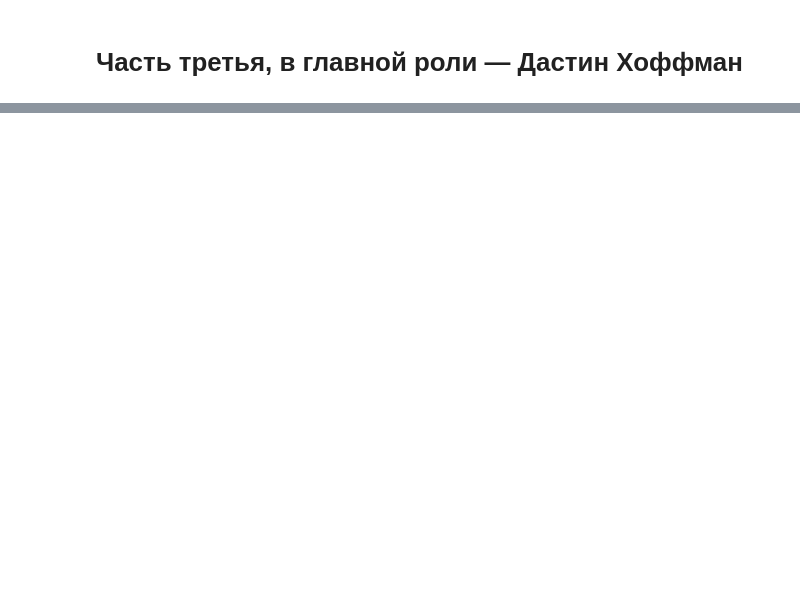
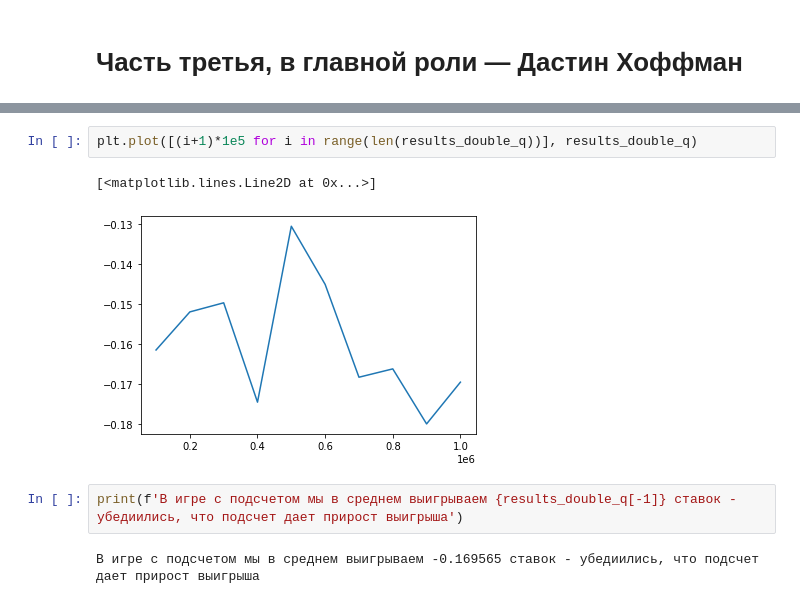
Before and after one commit to 4everNuts/made_rldl, a Jupyter notebook: hw1/hw1.ipynb, the cells around one changed output, grey strips where cells are left out. Saved outputs shown, nothing was run; the diff lists cells and outputs as text; blank space fills up the shorter version.

```diff
--- a/hw1/hw1.ipynb
+++ b/hw1/hw1.ipynb
@@ -238,0 +319,9 @@ l
+# %%
+plt.plot([(i+1)*1e5 for i in range(len(results_double_q))], results_double_q)
+# %% [output]
+[<matplotlib.lines.Line2D at 0x...>]
+[figure, added]
+# %%
+print(f'В игре с подсчетом мы в среднем выигрываем {results_double_q[-1]} ставок - убедиились, что подсчет дает прирост выигрыша')
+# %% [output]
+В игре с подсчетом мы в среднем выигрываем -0.169565 ставок - убедиились, что подсчет дает прирост выигрыша
```
Also changed, not shown: parts of 33 cells of this notebook, 1 other file.
